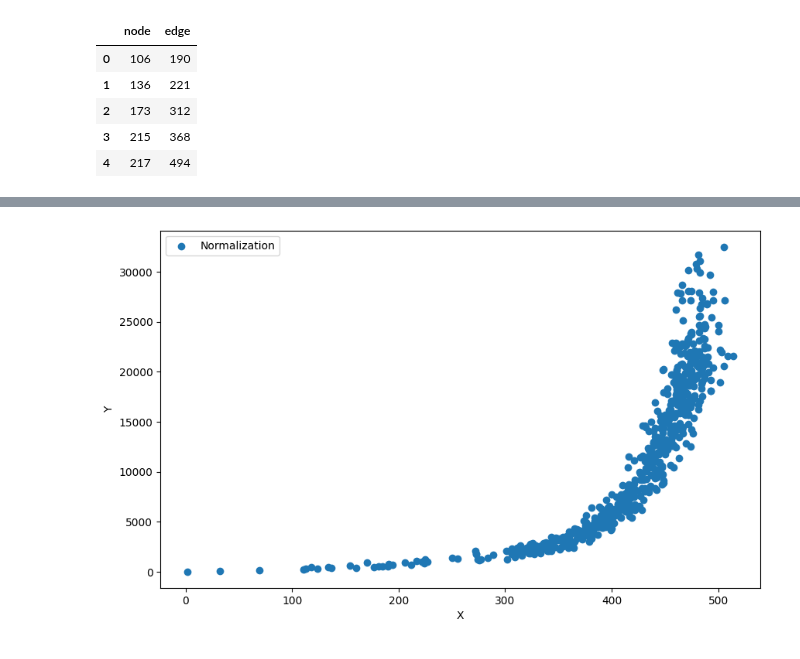
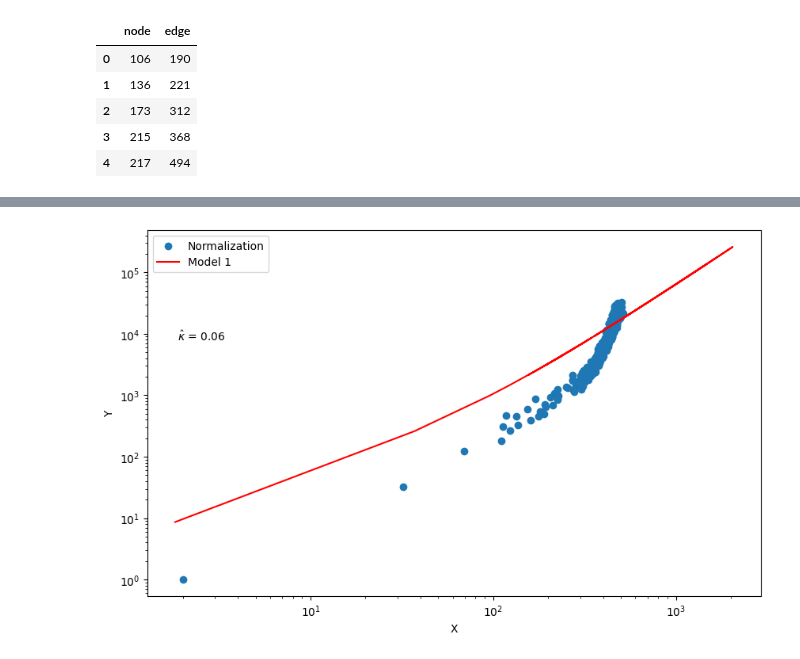
Before and after one commit to yiadka/mobility_scaling, a Jupyter notebook: notebooks/nmscaling_norm_first.ipynb, the cells around one changed output, grey strips where cells are left out. Cells and saved outputs as stored; diff of their text form; code cells hidden in the pictures.

```diff
--- a/notebooks/nmscaling_norm_first.ipynb
+++ b/notebooks/nmscaling_norm_first.ipynb
@@ -90,12 +155,3 @@ def residual_uniform(params, x, y):
 # %%
 node_norm_left = df_left['node_norm'].values
 edge_norm_left = df_left['edge_norm'].values
-# %%
-print("+------------------+")
-print("| Estimating       |")
-print("+------------------+")
-
-result = optimize.least_squares(residual_uniform, x0=[0.1], args=(edge_norm_left, node_norm_left))
-optimized_kappa = result.x
-
-print(r"kappa:", optimized_kappa)
@@ -119,0 +158,22 @@ df_left.head()
+# %%
+# 元の関数に代入する
+kappa_norm_hat = optimized_kappa
+print("+------------------+")
+Np_norm_estimated = []
+for i in range(len(df_left["edge_norm"])):
+    Np_norm_estimated.append( (1 + np.sqrt(1 + (32 * df_left["edge_norm"][i] / kappa_norm_hat))) / 2 )
+
+# Eq8, 9
+N_norm = []
+M_norm = []
+for i in range(len(Np_norm_estimated)):
+    N_norm.append( Np_norm_estimated[i] * ( 1 - (2/(Np_norm_estimated[i] * kappa_norm_hat)) * (1 - (1 - (kappa_norm_hat/2))**Np_norm_estimated[i] ) ) )
+    M_norm.append( ((kappa_norm_hat* (Np_norm_estimated[i])**2) - (kappa_norm_hat*Np_norm_estimated[i])  * (1 / 8) ))
+
+print("|      DONE        |")
+print("+------------------+")
+print("| Np: ", Np_norm_estimated[0])
+print("| kappa: ", kappa_norm_hat)
+print("| N: ", N_norm[0])
+print("| M: ", M_norm[0])
+print("+------------------+")
@@ -120,12 +189,15 @@ df_left.head()
 # %%
 # 可視化
 plt.figure(figsize=(10, 6))
 plt.scatter(df_left["node_norm"], df_left["edge_norm"], label='Normalization')
+plt.plot(N_norm, M_norm, label='Model 1', color='red')
+kappa_norm_hat = round(kappa_norm_hat, 4)
+plt.text(0.05, 0.70, r'$\hat{\kappa}$ = ' + str(kappa_norm_hat), transform=plt.gca().transAxes)
 plt.xlabel('X')
 plt.ylabel('Y')
-# plt.xscale('log')
-# plt.yscale('log')
+plt.xscale('log')
+plt.yscale('log')
 plt.legend(loc='best')
 plt.show()
 # %% [output]
-[figure, old version]
+[figure, new version]
```
Also changed, not shown: parts of 8 cells of this notebook.
